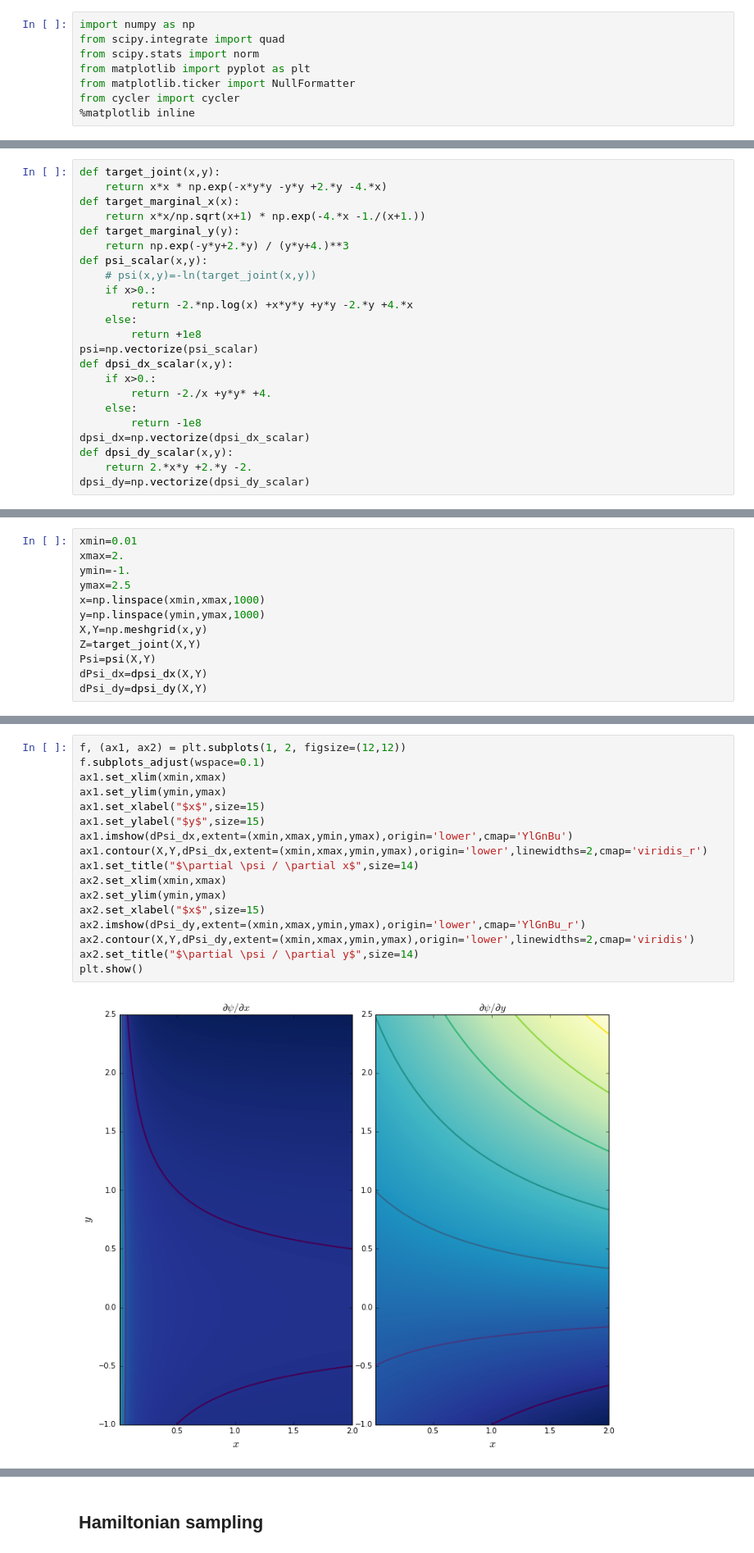
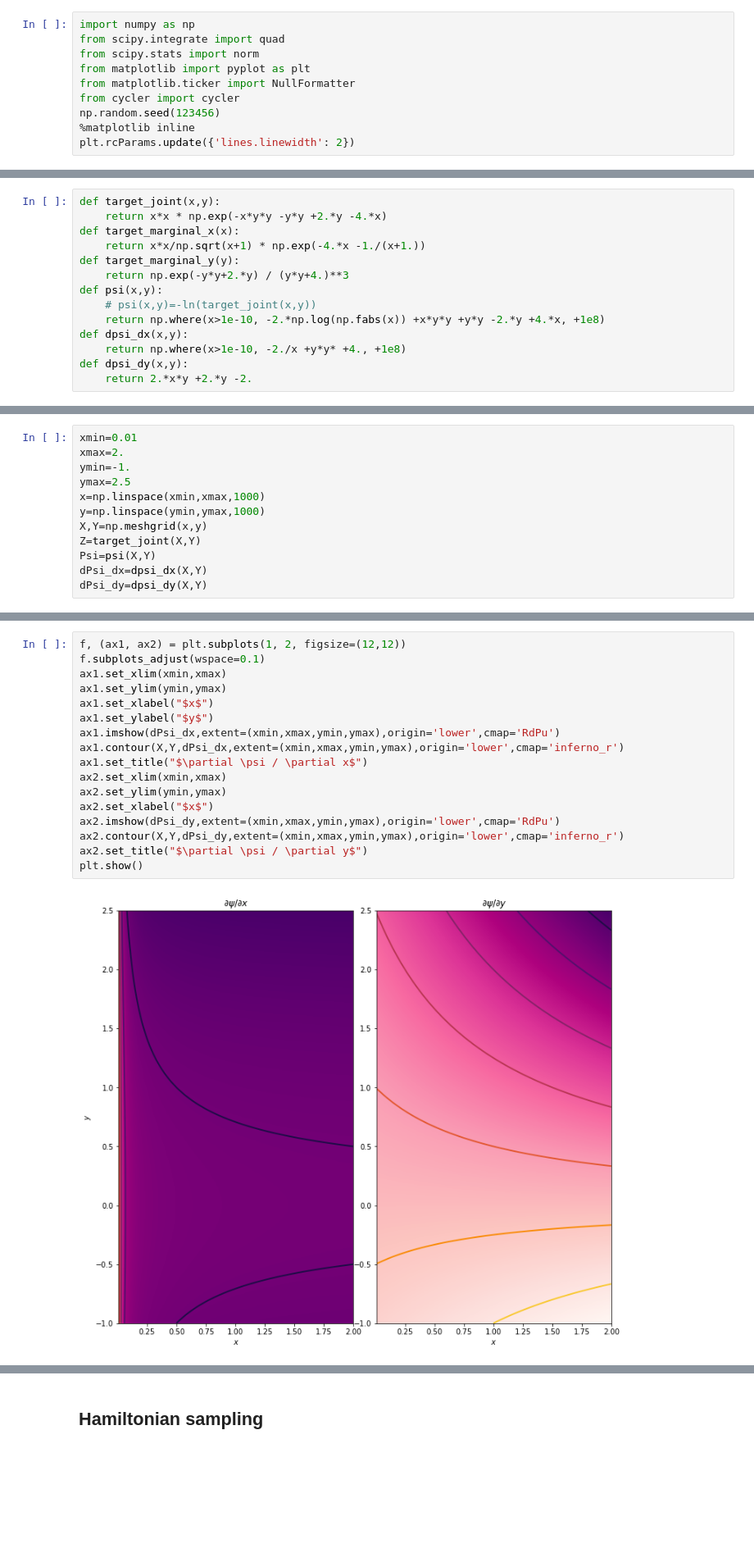
Before and after one commit to florent-leclercq/Bayes_InfoTheory, a Jupyter notebook: MCMC_Hamiltonian.ipynb, the cells around one changed output, grey strips where cells are left out. Shown at 82% size. Cells and saved outputs as stored; diff of their text form; blank space fills up the shorter version.

```diff
--- a/MCMC_Hamiltonian.ipynb
+++ b/MCMC_Hamiltonian.ipynb
@@ -11,7 +11,9 @@ from scipy.stats import norm
 from matplotlib import pyplot as plt
 from matplotlib.ticker import NullFormatter
 from cycler import cycler
+np.random.seed(123456)
 %matplotlib inline
+plt.rcParams.update({'lines.linewidth': 2})
 # %% [markdown]
 ## The target pdf
 # %%
@@ -21,22 +23,13 @@ def target_marginal_x(x):
     return x*x/np.sqrt(x+1) * np.exp(-4.*x -1./(x+1.))
 def target_marginal_y(y):
     return np.exp(-y*y+2.*y) / (y*y+4.)**3
-def psi_scalar(x,y):
+def psi(x,y):
     # psi(x,y)=-ln(target_joint(x,y))
-    if x>0.:
-        return -2.*np.log(x) +x*y*y +y*y -2.*y +4.*x
-    else:
-        return +1e8
-psi=np.vectorize(psi_scalar)
-def dpsi_dx_scalar(x,y):
-    if x>0.:
-        return -2./x +y*y* +4.
-    else:
-        return -1e8
-dpsi_dx=np.vectorize(dpsi_dx_scalar)
-def dpsi_dy_scalar(x,y):
+    return np.where(x>1e-10, -2.*np.log(np.fabs(x)) +x*y*y +y*y -2.*y +4.*x, +1e8)
+def dpsi_dx(x,y):
+    return np.where(x>1e-10, -2./x +y*y* +4., +1e8)
+def dpsi_dy(x,y):
     return 2.*x*y +2.*y -2.
-dpsi_dy=np.vectorize(dpsi_dy_scalar)
 # %%
 # Normalization of the marginals
 Nx=quad(target_marginal_x,0.0001,100.)[0]
@@ -75,21 +68,21 @@ plt.show()
 # %%
 f, (ax1, ax2) = plt.subplots(1, 2, figsize=(12,12))
 f.subplots_adjust(wspace=0.1)
 ax1.set_xlim(xmin,xmax)
 ax1.set_ylim(ymin,ymax)
-ax1.set_xlabel("$x$",size=15)
-ax1.set_ylabel("$y$",size=15)
-ax1.imshow(dPsi_dx,extent=(xmin,xmax,ymin,ymax),origin='lower',cmap='YlGnBu')
-ax1.contour(X,Y,dPsi_dx,extent=(xmin,xmax,ymin,ymax),origin='lower',linewidths=2,cmap='viridis_r')
-ax1.set_title("$\partial \psi / \partial x$",size=14)
+ax1.set_xlabel("$x$")
+ax1.set_ylabel("$y$")
+ax1.imshow(dPsi_dx,extent=(xmin,xmax,ymin,ymax),origin='lower',cmap='RdPu')
+ax1.contour(X,Y,dPsi_dx,extent=(xmin,xmax,ymin,ymax),origin='lower',cmap='inferno_r')
+ax1.set_title("$\partial \psi / \partial x$")
 ax2.set_xlim(xmin,xmax)
 ax2.set_ylim(ymin,ymax)
-ax2.set_xlabel("$x$",size=15)
-ax2.imshow(dPsi_dy,extent=(xmin,xmax,ymin,ymax),origin='lower',cmap='YlGnBu_r')
-ax2.contour(X,Y,dPsi_dy,extent=(xmin,xmax,ymin,ymax),origin='lower',linewidths=2,cmap='viridis')
-ax2.set_title("$\partial \psi / \partial y$",size=14)
+ax2.set_xlabel("$x$")
+ax2.imshow(dPsi_dy,extent=(xmin,xmax,ymin,ymax),origin='lower',cmap='RdPu')
+ax2.contour(X,Y,dPsi_dy,extent=(xmin,xmax,ymin,ymax),origin='lower',cmap='inferno_r')
+ax2.set_title("$\partial \psi / \partial y$")
 plt.show()
 # %% [output]
-[figure, old version]
+[figure, new version]
 # %%
 # Plot slices of psi
```
Also changed, not shown: parts of 16 cells of this notebook.
